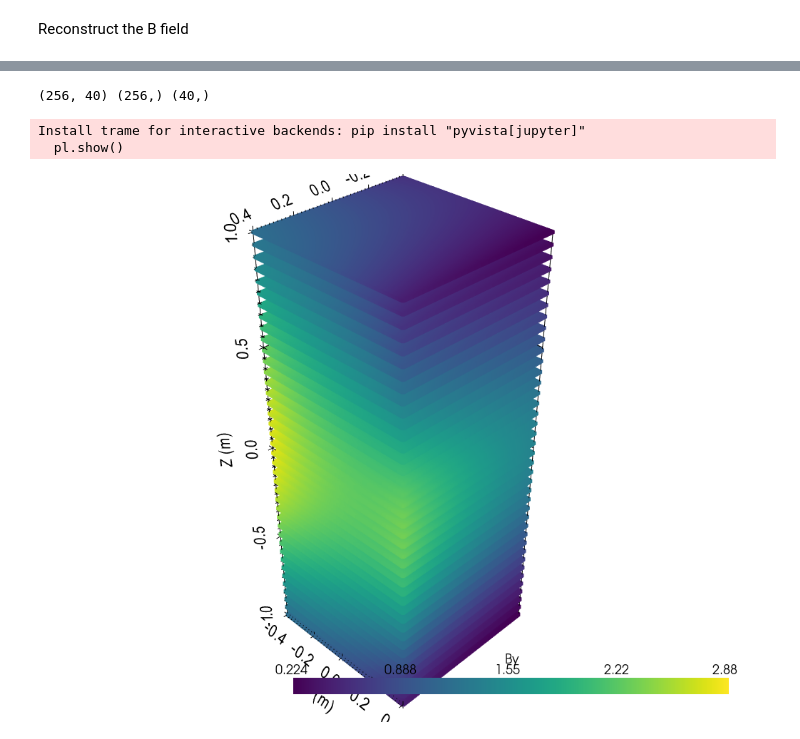
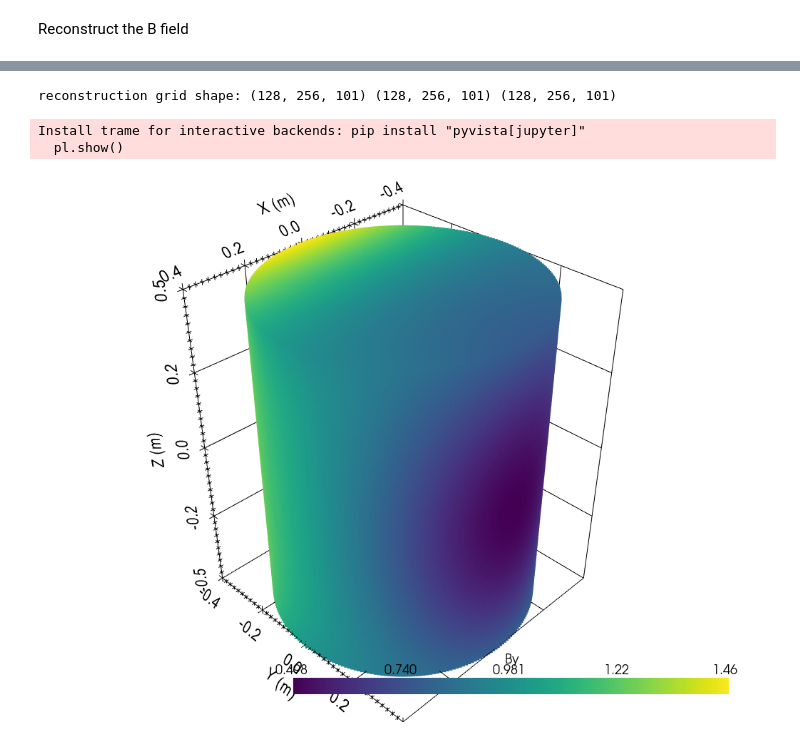
Before and after one commit to marcoliniF/bpmeth, a Jupyter notebook: preliminaryTrials/2.3abphiBABab_roundmeshgrid.ipynb, the cells around one changed output, grey strips where cells are left out. Drawn from its saved outputs; the diff is of its cells as text; code cells hidden in the pictures.

```diff
--- a/preliminaryTrials/2.3abphiBABab_roundmeshgrid.ipynb
+++ b/preliminaryTrials/2.3abphiBABab_roundmeshgrid.ipynb
@@ -369,3 +370,19 @@ plt.legend()
 plt.grid(True)
 # %% [output]
 [figure]
+# %%
+errBy=curl_y-By_ana
+k = 72
+
+x_plane = xarr[:, :, k]
+y_plane = yarr[:, :, k]
+err_plane = errBy[:, :, k]
+
+plt.figure()
+plt.pcolormesh(x_plane, y_plane, err_plane, shading='auto')
+plt.colorbar(label='By error')
+plt.title(f'By error at s = {ss[k]:.3f} with nphi=6')
+plt.xlabel('x')
+plt.ylabel('y')
+plt.axis('equal')
+plt.show()
@@ -539,12 +558,12 @@ def LHongrid_nodiv(ByiBxongrid, s_index, nk):
 # %%
 nk=4
 nl=nk//2+1
-sindex=25
+sindex=72
 s_fixed=ss[sindex]
 print("s fixed=",s_fixed)
 curlyix=curl_y+1j*curl_x
 origByiBx=By_ana+1j*Bx_ana #to check from the original field
-fieldyplusifieldx=curlyix # origByiBx or curlyix
+fieldyplusifieldx=origByiBx # origByiBx or curlyix
 print(fieldyplusifieldx.shape)
 dkgridout=dkongrid(Byibx_rts=fieldyplusifieldx, rr=rr, nk=nk,s_index=25)
 #plot dk(r)/r^|k|
@@ -794,13 +823,13 @@ def LH_s_nodiv_cheb(fieldyix, ss,korder):
     return svals, aofs, bofs
 
 _, bofs_nodiv = LH_s_nodiv(fieldyix=fieldyplusifieldx,ss=ss, korder=4)
-_, aofs_nodiv_cheb, bofs_nodiv_cheb = LH_s_nodiv_cheb(fieldyix=fieldyplusifieldx,ss=ss, korder=4)
+_, aofs_nodiv_cheb, bofs_nodiv_cheb = LH_s_nodiv_cheb(fieldyix=fieldyplusifieldx,ss=ss, korder=6)
 
 
 plt.plot(sss, bofs_nodiv[:,0]-b_eva(sss)[0], label='b1 error no div')
 plt.plot(sss, (bofs_nodiv_cheb[:,0]-b_eva(sss)[0]), label='b1 error no div Cheb ')
 plt.plot(sss, bofs_cut[:,0]-b_eva(sss)[0], label='b1 error cut')
-plt.plot(sss, b_FD[0,:]-b_eva(sss)[0], label='b1 error FD' )
+#plt.plot(sss, b_FD[0,:]-b_eva(sss)[0], label='b1 error FD' )
 #plt.plot(sss, (bpmbofs[:,0]-b_eva(sss)[0]), label='b1 error bpmeth HA')
 plt.legend()
 plt.xlabel('s')
@@ -812,7 +841,7 @@ plt.show()
 plt.plot(sss, bofs_nodiv[:,1]-b_eva(sss)[1], label='b2 error no div')
 plt.plot(sss, (bofs_nodiv_cheb[:,1]-b_eva(sss)[1]), label='b2 error no div Cheb')
 plt.plot(sss, bofs_cut[:,1]-b_eva(sss)[1], label='b2 error cut')
-plt.plot(sss, b_FD[1,:]-b_eva(sss)[1], label='b2 error FD' )
+#plt.plot(sss, b_FD[1,:]-b_eva(sss)[1], label='b2 error FD' )
 #plt.plot(sss, (bpmbofs[:,1]-b_eva(sss)[1])*1e-4, label='b2 error bpmeth HA *1e-4')
 plt.legend()
 plt.xlabel('s')
@@ -883,8 +911,7 @@ Total LH_s_nodiv: 2.752s  —  per call: 27.52ms
 # %% [markdown]
 Reconstruct the B field
 # %%
-degree = 20
-import sympy as sp
+degree = 8
 b_nfit_cheb = []
 print(bofs_nodiv_cheb.shape, aofs_nodiv_cheb.shape)
 for j in range(bofs_nodiv_cheb.shape[1]):
@@ -903,13 +930,13 @@ for j in range(aofs_nodiv_cheb.shape[1]):
 
 print("fit on reconstruction", b_nfit_cheb)
 print("original",b_coeffs)
-plt.plot(ss, 2*np.e**(-ss**2), label="symbolic original b1")
+plt.plot(ss, 1-ss**4, label="symbolic original b1")
 s = sp.symbols('s')
 b1ofslambdified = lambdify(s, b_nfit_cheb[0], modules='numpy')
 plt.plot(ss, b1ofslambdified(ss), label='recovered b1')
 plt.legend()
 plt.show()
-plt.plot(ss, 3.4/(np.exp(ss)+np.exp(-ss)), label="symbolic original a1")
+plt.plot(ss, 1.2-0.3*ss, label="symbolic original a1")
 a1ofslambdified = lambdify(s, a_nfit_cheb[0], modules='numpy')
 plt.plot(ss, a1ofslambdified(ss), label='recovered a1')
 plt.legend()
@@ -923,28 +950,28 @@ original ['2*exp(-s**2)', 0.5, '1/(1+s**2)**1.5', 0.05]
 # %%
-reconstruction_nodiv_cheb=bpmeth.FieldExpansion(a=a_nfit_cheb, b=b_nfit_cheb)
-#make a fieldmap of this reconstruction
+reconstruction_nodiv_cheb=bpmeth.FieldExpansion(a=a_nfit_cheb, b=b_nfit_cheb, nphi=6)
+# make a fieldmap of this reconstruction using the original Cartesian grid
 Bx_rec_nodiv_cheb, By_rec_nodiv_cheb, Bs_rec_nodiv_cheb = reconstruction_nodiv_cheb.get_Bfield(lambdify=True)
-print(x_all.shape, y_all.shape, ss.shape)
-X,Y,S = np.meshgrid(x_all[:,20], y_all, ss, indexing='ij')
+X, Y, S = xarr, yarr, sarr
+print('reconstruction grid shape:', X.shape, Y.shape, S.shape)
 Bx_rec_mesh = Bx_rec_nodiv_cheb(X, Y, S)
 By_rec_mesh = By_rec_nodiv_cheb(X, Y, S)
 Bs_rec_mesh = Bs_rec_nodiv_cheb(X, Y, S)
 reconfieldmap = np.column_stack([
     X.ravel(),
     Y.ravel(),
     S.ravel(),
     Bx_rec_mesh.ravel(),
     By_rec_mesh.ravel(),
     Bs_rec_mesh.ravel()
 ])
 #print("Data shape (N, 6):", datafieldmap.shape)
 fm_rec = bpmeth.fieldmaps.Fieldmap(reconfieldmap)
 fm_rec.plot()
 # %% [output]
-(256, 40) (256,) (40,)
+reconstruction grid shape: (128, 256, 101) (128, 256, 101) (128, 256, 101)
 Install trame for interactive backends: pip install "pyvista[jupyter]"
   pl.show()
-[figure, old version]
+[figure, new version]
 # %%
 #make a fieldmap from the original expansion
 print(X.shape, Y.shape, S.shape)
```
Also changed, not shown: parts of 14 cells of this notebook.
